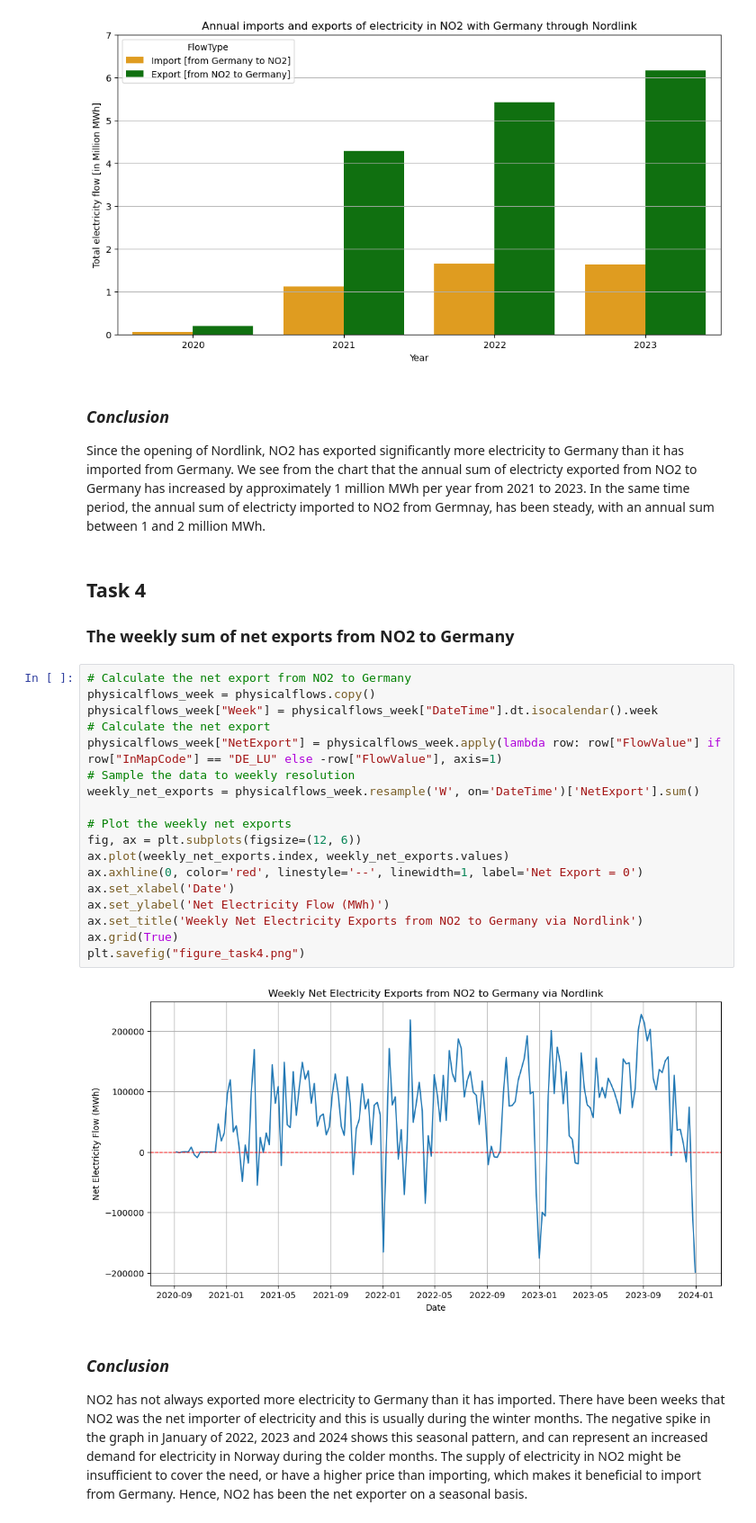
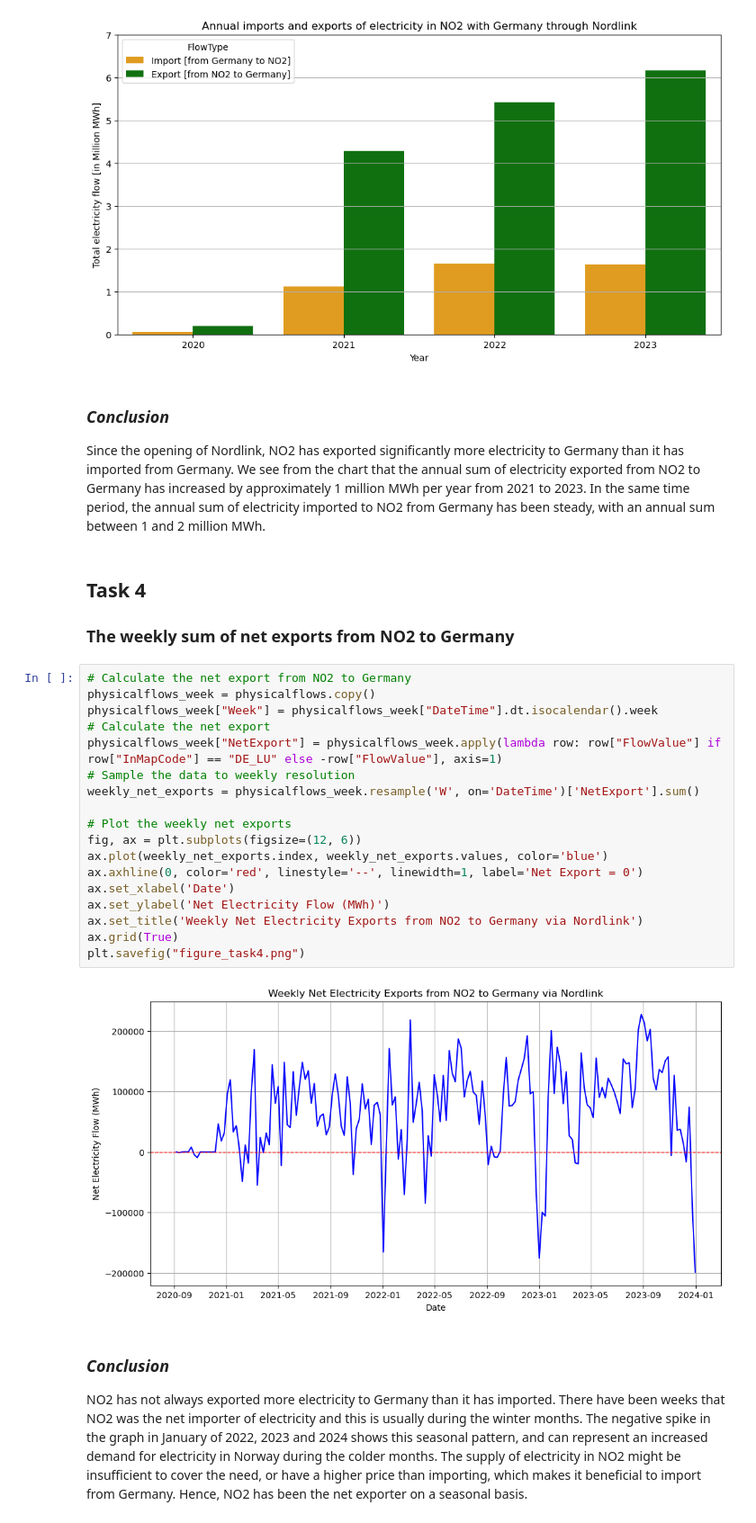
Before and after one commit to rymdd/TECH2-H24-Termpaper-G9, a Jupyter notebook: paper.ipynb, the cells around one changed output. Shown at 90% size. Saved outputs shown, nothing was run; the diff lists cells and outputs as text.

```diff
--- a/paper.ipynb
+++ b/paper.ipynb
@@ -162,30 +162,30 @@ plt.show()
 [figure]
 # %% [markdown]
 ### *Conclusion*
-Since the opening of Nordlink, NO2 has exported significantly more electricity to Germany than it has imported from Germany. We see from the chart that the annual sum of electricty exported from NO2 to Germany has increased by approximately 1 million MWh per year from 2021 to 2023. In the same time period, the annual sum of electricty imported to NO2 from Germnay, has been steady, with an annual sum between 1 and 2 million MWh.
+Since the opening of Nordlink, NO2 has exported significantly more electricity to Germany than it has imported from Germany. We see from the chart that the annual sum of electricity exported from NO2 to Germany has increased by approximately 1 million MWh per year from 2021 to 2023. In the same time period, the annual sum of electricity imported to NO2 from Germany has been steady, with an annual sum between 1 and 2 million MWh.
 # %% [markdown]
 ## Task 4
 ### The weekly sum of net exports from NO2 to Germany
 # %%
 # Calculate the net export from NO2 to Germany
 physicalflows_week = physicalflows.copy()
 physicalflows_week["Week"] = physicalflows_week["DateTime"].dt.isocalendar().week
 # Calculate the net export
 physicalflows_week["NetExport"] = physicalflows_week.apply(lambda row: row["FlowValue"] if row["InMapCode"] == "DE_LU" else -row["FlowValue"], axis=1)
 # Sample the data to weekly resolution
 weekly_net_exports = physicalflows_week.resample('W', on='DateTime')['NetExport'].sum()
 
 # Plot the weekly net exports
 fig, ax = plt.subplots(figsize=(12, 6))
-ax.plot(weekly_net_exports.index, weekly_net_exports.values)
+ax.plot(weekly_net_exports.index, weekly_net_exports.values, color='blue')
 ax.axhline(0, color='red', linestyle='--', linewidth=1, label='Net Export = 0')
 ax.set_xlabel('Date')
 ax.set_ylabel('Net Electricity Flow (MWh)')
 ax.set_title('Weekly Net Electricity Exports from NO2 to Germany via Nordlink')
 ax.grid(True)
 plt.savefig("figure_task4.png")
 # %% [output]
-[figure, old version]
+[figure, new version]
 # %% [markdown]
 ### *Conclusion*
 NO2 has not always exported more electricity to Germany than it has imported. There have been weeks that NO2 was the net importer of electricity and this is usually during the winter months. The negative spike in the graph in January of 2022, 2023 and 2024 shows this seasonal pattern, and can represent an increased demand for electricity in Norway during the colder months. The supply of electricity in NO2 might be insufficient to cover the need, or have a higher price than importing, which makes it beneficial to import from Germany. Hence, NO2 has been the net exporter on a seasonal basis.
```
Also changed, not shown: parts of 4 cells of this notebook, 3 other files.
